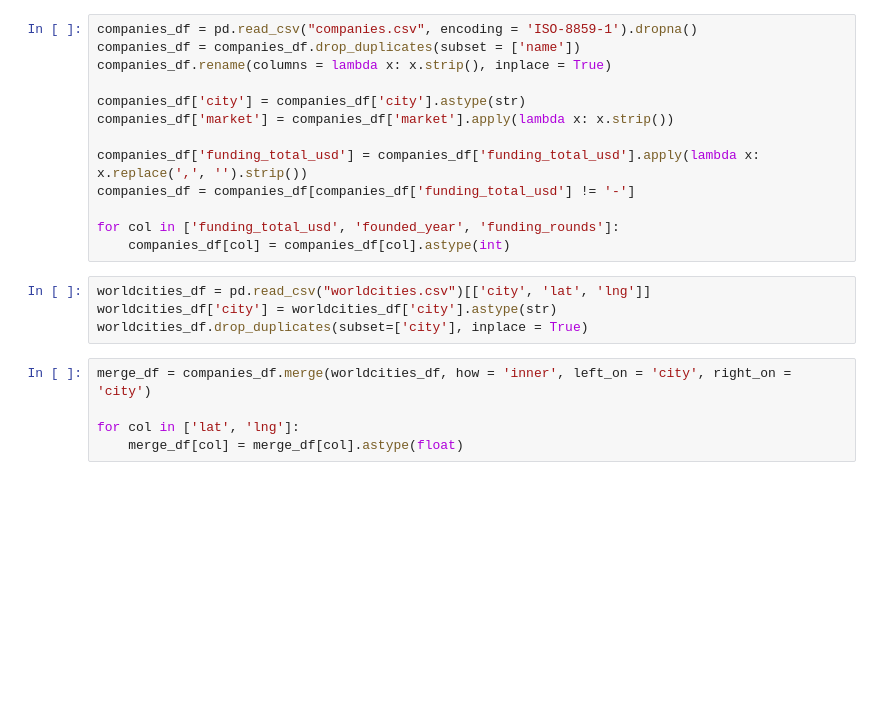
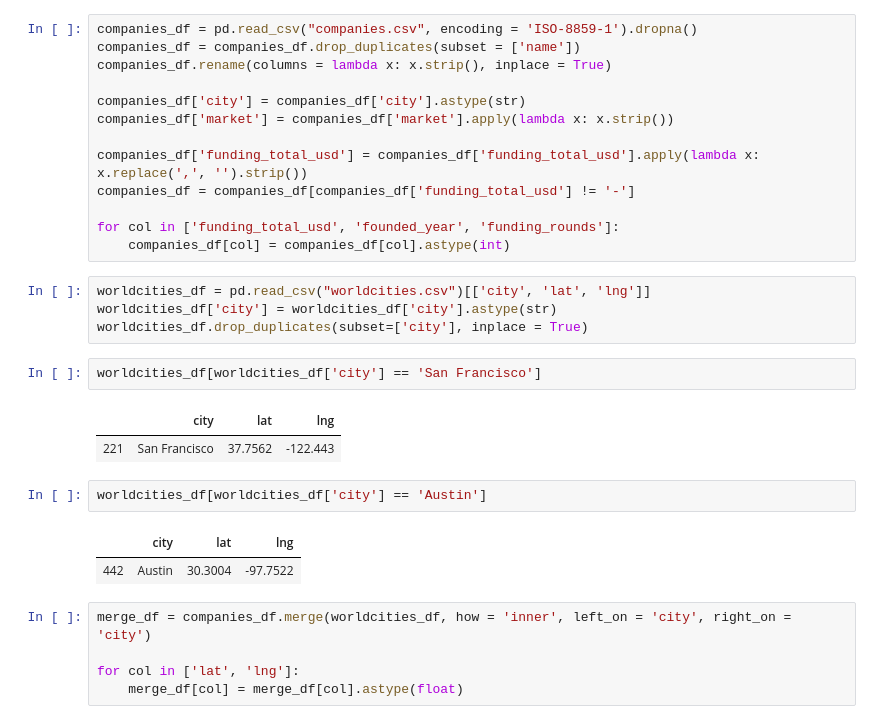
Before and after one commit to jjhuang22/cs171-final-project, a Jupyter notebook: data/EDA.ipynb, the cells around one changed output. Drawn from its saved outputs; the diff is of its cells as text; blank space fills up the shorter version.

```diff
--- a/data/EDA.ipynb
+++ b/data/EDA.ipynb
@@ -26,6 +26,16 @@ for col in ['funding_total_usd', 'founded_year', 'funding_rounds']:
 worldcities_df = pd.read_csv("worldcities.csv")[['city', 'lat', 'lng']]
 worldcities_df['city'] = worldcities_df['city'].astype(str)
 worldcities_df.drop_duplicates(subset=['city'], inplace = True)
+# %%
+worldcities_df[worldcities_df['city'] == 'San Francisco']
+# %% [output]
+|  | city | lat | lng |
+| 221 | San Francisco | 37.7562 | -122.443 |
+# %%
+worldcities_df[worldcities_df['city'] == 'Austin']
+# %% [output]
+|  | city | lat | lng |
+| 442 | Austin | 30.3004 | -97.7522 |
 # %%
 merge_df = companies_df.merge(worldcities_df, how = 'inner', left_on = 'city', right_on = 'city')
 
```
Also changed, not shown: parts of 1 cell of this notebook, 5 other files.
